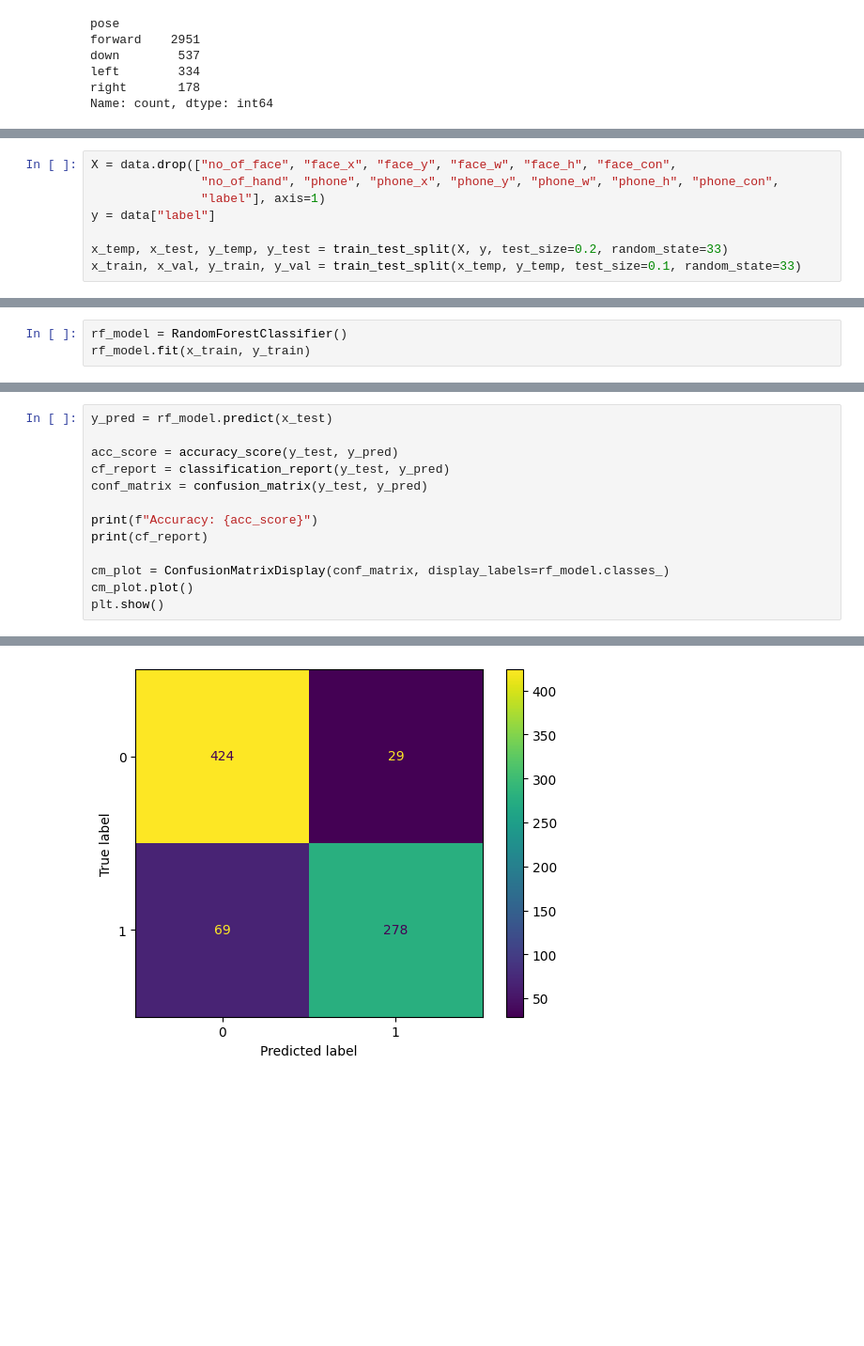
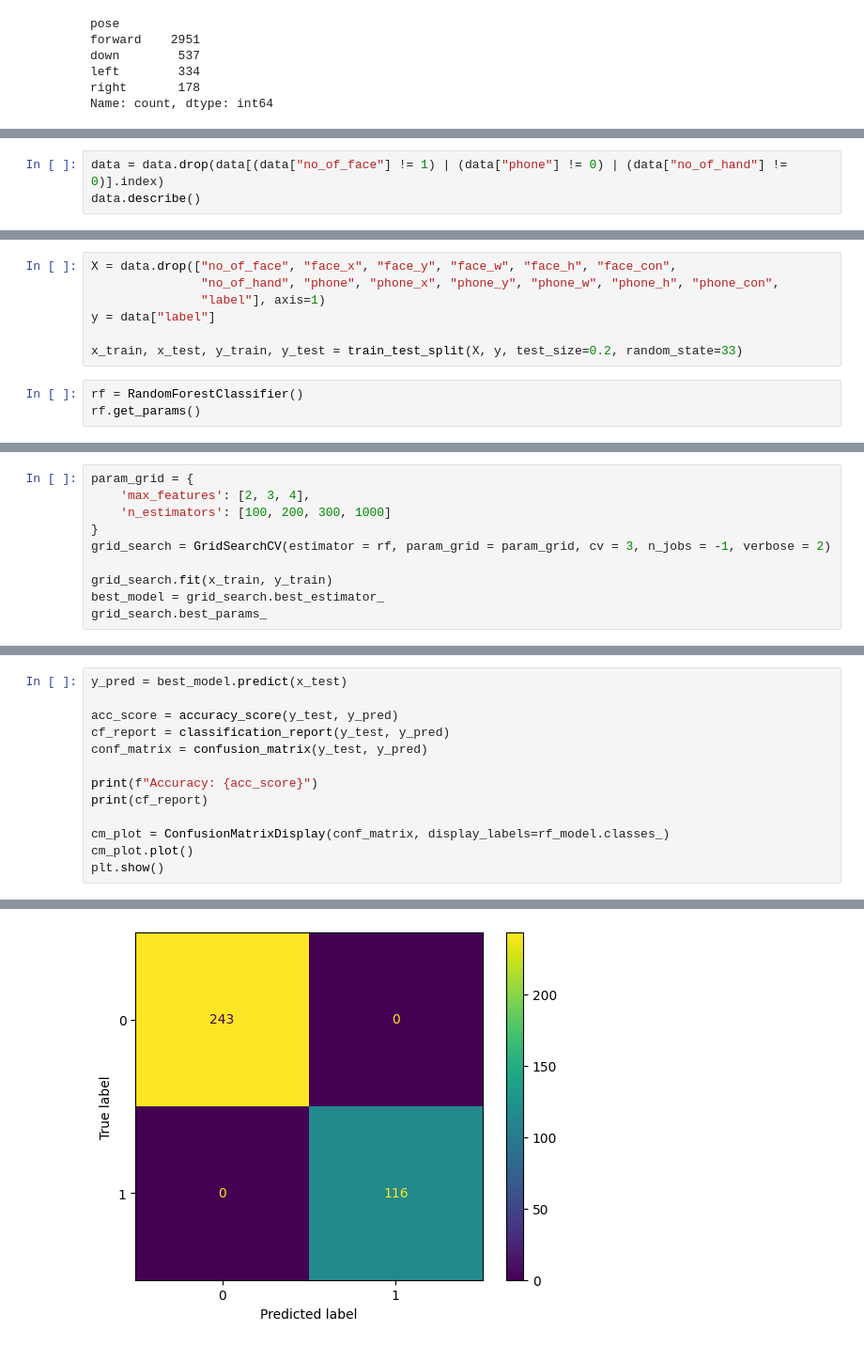
Before and after one commit to hojianrong/Edge-Computing-T04, a Jupyter notebook: audience_attention_classifier.ipynb, the cells around one changed output, grey strips where cells are left out. Shown at 94% size. Cells and saved outputs as stored; diff of their text form; blank space fills up the shorter version.

Commit message:
cleaned data

```diff
--- a/audience_attention_classifier.ipynb
+++ b/audience_attention_classifier.ipynb
@@ -65,0 +66,3 @@ data.describe()
+# %%
+data = data.drop(data[(data["no_of_face"] != 1) | (data["phone"] != 0) | (data["no_of_hand"] != 0)].index)
+data.describe()
@@ -86,5 +99,7 @@ X = data.drop(["no_of_face", "face_x", "face_y", "face_w", "face_h", "face_con",
                "label"], axis=1)
 y = data["label"]
 
-x_temp, x_test, y_temp, y_test = train_test_split(X, y, test_size=0.2, random_state=33)
-x_train, x_val, y_train, y_val = train_test_split(x_temp, y_temp, test_size=0.1, random_state=33)
+x_train, x_test, y_train, y_test = train_test_split(X, y, test_size=0.2, random_state=33)
+# %%
+rf = RandomForestClassifier()
+rf.get_params()
@@ -91,4 +125,11 @@ x_train, x_val, y_train, y_val = train_test_split(x_temp, y_temp, test_size=0.1,
 # %%
-rf_model = RandomForestClassifier()
-rf_model.fit(x_train, y_train)
+param_grid = {
+    'max_features': [2, 3, 4],
+    'n_estimators': [100, 200, 300, 1000]
+}
+grid_search = GridSearchCV(estimator = rf, param_grid = param_grid, cv = 3, n_jobs = -1, verbose = 2)
+
+grid_search.fit(x_train, y_train)
+best_model = grid_search.best_estimator_
+grid_search.best_params_
 # %% [output]
@@ -96,5 +138,5 @@ RandomForestClassifier()
 # %%
-y_pred = rf_model.predict(x_test)
+y_pred = best_model.predict(x_test)
 
 acc_score = accuracy_score(y_test, y_pred)
 cf_report = classification_report(y_test, y_pred)
@@ -119 +161 @@ weighted avg       0.88      0.88      0.88       800
-[figure, old version]
+[figure, new version]
```
Also changed, not shown: parts of 8 cells of this notebook.
